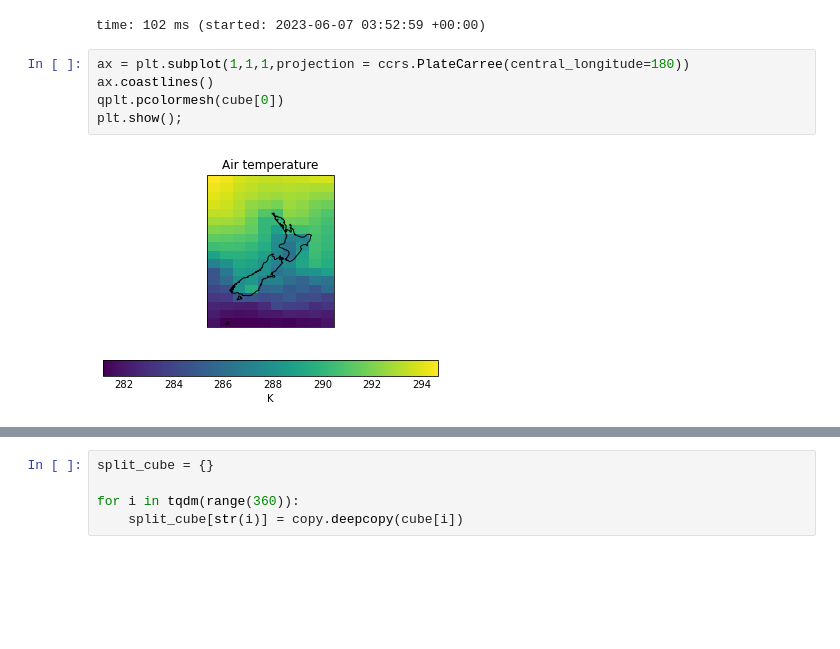
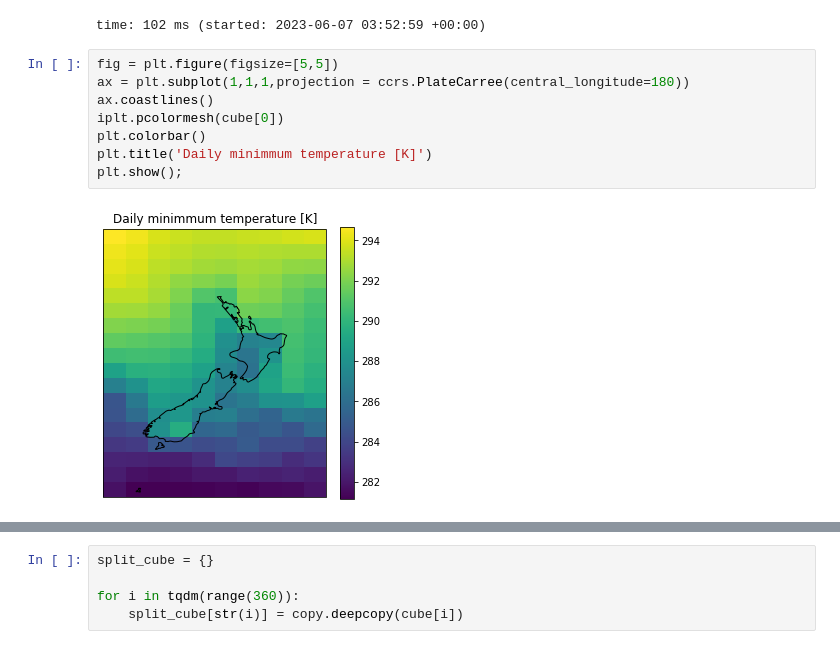
Before and after one commit to jonnyhtw/360day2greg, a Jupyter notebook: 360day2greg.ipynb, the cells around one changed output, grey strips where cells are left out. Saved outputs shown, nothing was run; the diff lists cells and outputs as text; blank space fills up the shorter version.

```diff
--- a/360day2greg.ipynb
+++ b/360day2greg.ipynb
@@ -130,9 +125,12 @@ cube
 | tracking_id 'hdl | 1.14100/440b353c-12af-4f33-ab0f-2... |  |  |
 time: 102 ms (started: 2023-06-07 03:52:59 +00:00)
 # %%
+fig = plt.figure(figsize=[5,5])
 ax = plt.subplot(1,1,1,projection = ccrs.PlateCarree(central_longitude=180))
 ax.coastlines()
-qplt.pcolormesh(cube[0])
+iplt.pcolormesh(cube[0])
+plt.colorbar()
+plt.title('Daily minimmum temperature [K]')
 plt.show();
 # %% [output]
-[figure, old version]
+[figure, new version]
```
Also changed, not shown: parts of 13 cells of this notebook, 1 other file.
